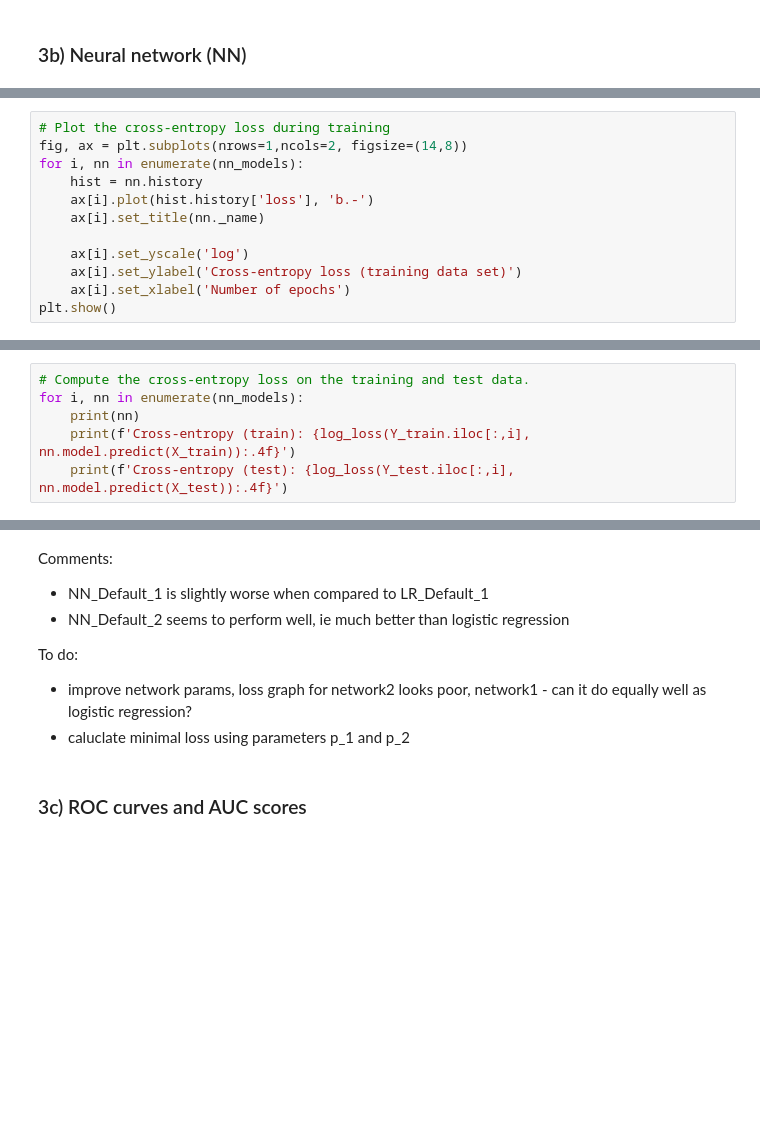
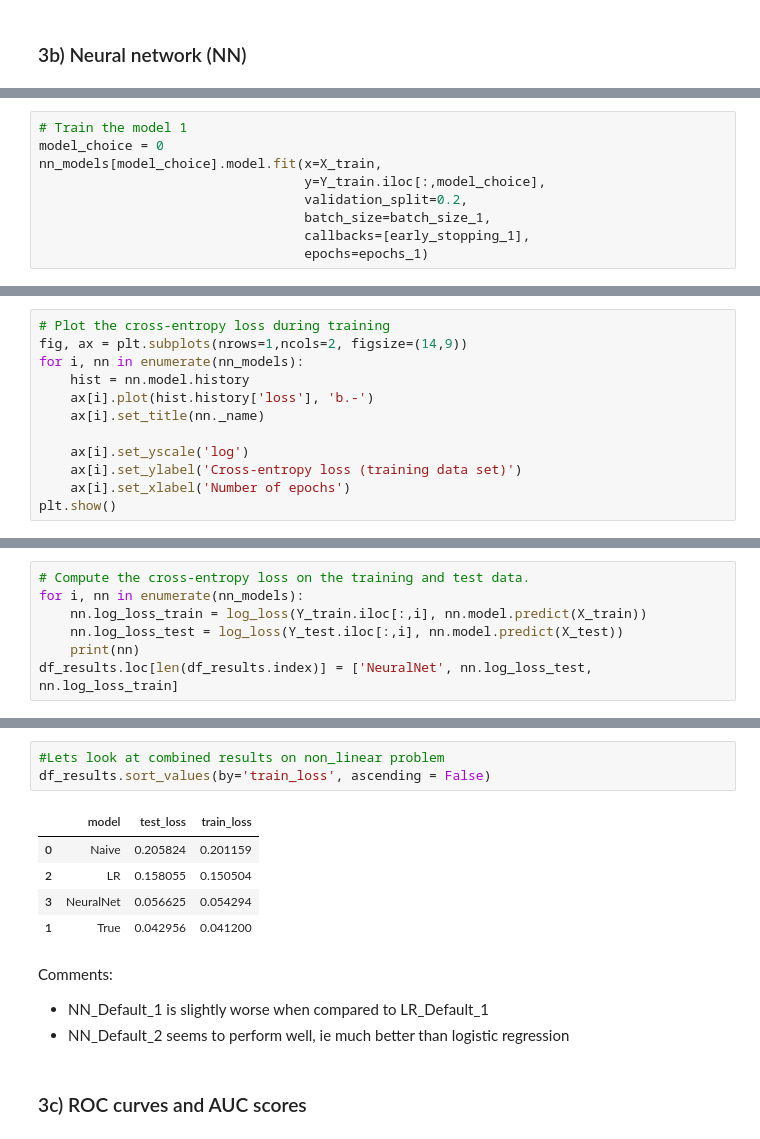
Before and after one commit to tskorkowski/CAS-ML, a Jupyter notebook: sessions/project1/Project 1 - Template.ipynb, the cells around one changed output, grey strips where cells are left out. Saved outputs shown, nothing was run; the diff lists cells and outputs as text; blank space fills up the shorter version.

```diff
--- a/sessions/project1/Project 1 - Template.ipynb
+++ b/sessions/project1/Project 1 - Template.ipynb
@@ -433,0 +447,9 @@ Epoch 250/250
+# %%
+# Train the model 1
+model_choice = 0
+nn_models[model_choice].model.fit(x=X_train,
+                                  y=Y_train.iloc[:,model_choice],
+                                  validation_split=0.2,
+                                  batch_size=batch_size_1,
+                                  callbacks=[early_stopping_1],
+                                  epochs=epochs_1)
@@ -434,8 +529,8 @@ Epoch 250/250
 # %%
 # Plot the cross-entropy loss during training
-fig, ax = plt.subplots(nrows=1,ncols=2, figsize=(14,8))
+fig, ax = plt.subplots(nrows=1,ncols=2, figsize=(14,9))
 for i, nn in enumerate(nn_models):
-    hist = nn.history
+    hist = nn.model.history
     ax[i].plot(hist.history['loss'], 'b.-')
     ax[i].set_title(nn._name)
 
@@ -448,7 +543,8 @@ plt.show()
 # %%
 # Compute the cross-entropy loss on the training and test data.
 for i, nn in enumerate(nn_models):
+    nn.log_loss_train = log_loss(Y_train.iloc[:,i], nn.model.predict(X_train))
+    nn.log_loss_test = log_loss(Y_test.iloc[:,i], nn.model.predict(X_test))
     print(nn)
-    print(f'Cross-entropy (train): {log_loss(Y_train.iloc[:,i], nn.model.predict(X_train)):.4f}')
-    print(f'Cross-entropy (test): {log_loss(Y_test.iloc[:,i], nn.model.predict(X_test)):.4f}')
+df_results.loc[len(df_results.index)] = ['NeuralNet', nn.log_loss_test, nn.log_loss_train]
 # %% [output]
@@ -468,12 +565,17 @@ Cross-entropy (test): 0.0599
+# %%
+#Lets look at combined results on non_linear problem
+df_results.sort_values(by='train_loss', ascending = False)
+# %% [output]
+|  | model | test_loss | train_loss |
+| 0 | Naive | 0.205824 | 0.201159 |
+| 2 | LR | 0.158055 | 0.150504 |
+| 3 | NeuralNet | 0.056625 | 0.054294 |
+| 1 | True | 0.042956 | 0.041200 |
 # %% [markdown]
 Comments:
 
 * NN_Default_1 is slightly worse when compared to LR_Default_1
 * NN_Default_2 seems to perform well, ie much better than logistic regression
-
-To do:
-* improve network params, loss graph for network2 looks poor, network1 - can it do equally well as logistic regression?
-* caluclate minimal loss using parameters p_1 and p_2
 # %% [markdown]
 ### 3c) ROC curves and AUC scores
 # %%
```
Also changed, not shown: parts of 31 cells of this notebook.
